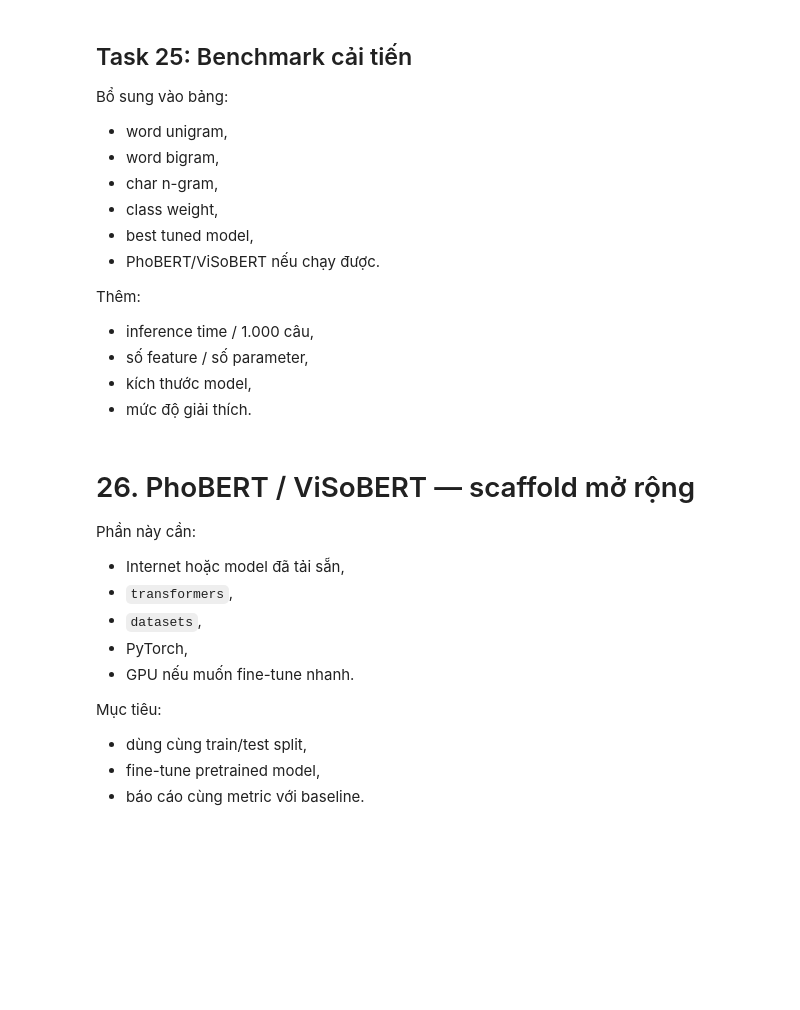
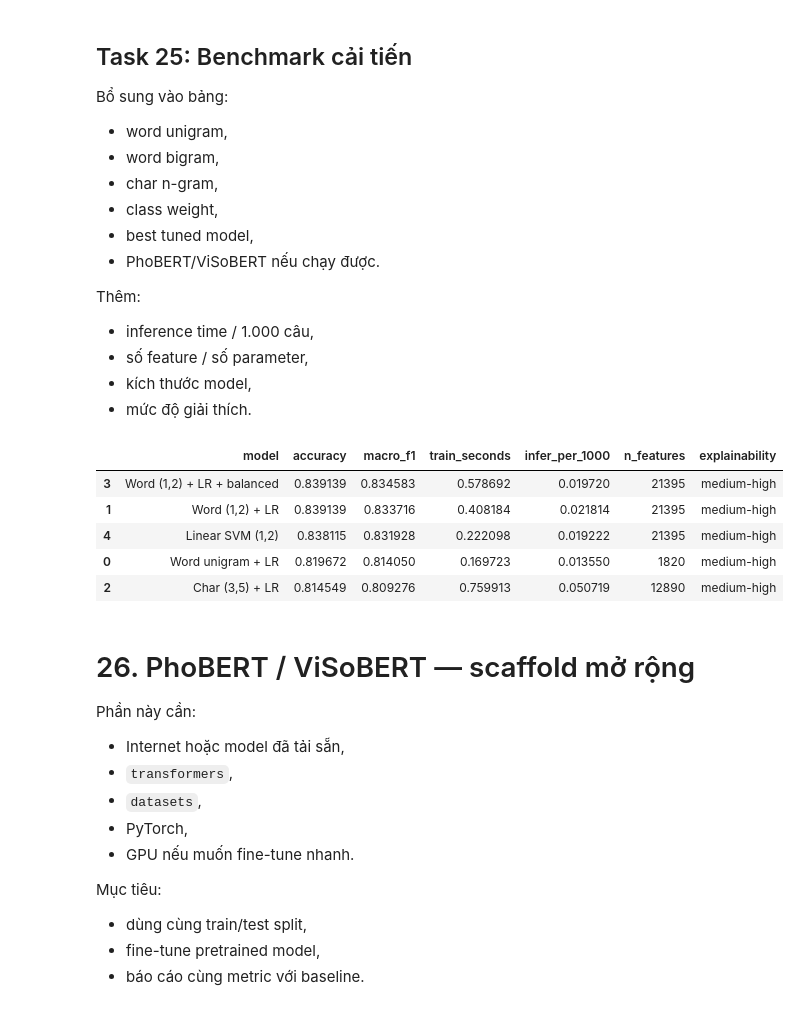
Before and after one commit to GiaHuy910/NLP-TeamHomeWork, a Jupyter notebook: [Chap3]Text_Classification_Sentiment.ipynb, the cells around one changed output. Cells and saved outputs as stored; diff of their text form; code cells hidden in the pictures; blank space fills up the shorter version.

```diff
--- a/[Chap3]Text_Classification_Sentiment.ipynb
+++ b/[Chap3]Text_Classification_Sentiment.ipynb
@@ -3184,6 +3382,92 @@ Thêm:
 - số feature / số parameter,
 - kích thước model,
 - mức độ giải thích.
+# %%
+def evaluate_pipe(name, pipe, X_tr, y_tr, X_te, y_te, n_features=None):
+    t0 = time.perf_counter()
+    pipe.fit(X_tr, y_tr)
+    train_time = time.perf_counter() - t0
+
+    t0 = time.perf_counter()
+    pred = pipe.predict(X_te)
+    infer_time = time.perf_counter() - t0
+
+    p, r, f, _ = precision_recall_fscore_support(
+        y_te, pred, average="macro", zero_division=0
+    )
+    # inference / 1000 câu
+    infer_per_1000 = infer_time * (1000 / max(len(X_te), 1))
+
+    # Đếm feature
+    n_feat = None
+    if "tfidf" in pipe.named_steps:
+        try:
+            n_feat = len(pipe.named_steps["tfidf"].vocabulary_)
+        except Exception:
+            n_feat = None
+
+    return {
+        "model": name,
+        "accuracy": accuracy_score(y_te, pred),
+        "macro_f1": f,
+        "train_seconds": train_time,
+        "infer_per_1000": infer_per_1000,
+        "n_features": n_feat,
+        "explainability": "medium-high"
+    }
+
+records25 = []
+
+# Word unigram
+records25.append(evaluate_pipe(
+    "Word unigram + LR",
+    Pipeline([("tfidf", TfidfVectorizer(ngram_range=(1, 1))),
+              ("clf", LogisticRegression(max_iter=2000, random_state=42))]),
+    X_train, y_train, X_test, y_test
+))
+
+# Word bigram
+records25.append(evaluate_pipe(
+    "Word (1,2) + LR",
+    Pipeline([("tfidf", TfidfVectorizer(ngram_range=(1, 2))),
+              ("clf", LogisticRegression(max_iter=2000, random_state=42))]),
+    X_train, y_train, X_test, y_test
+))
+
+# Char n-gram
+records25.append(evaluate_pipe(
+    "Char (3,5) + LR",
+    Pipeline([("tfidf", TfidfVectorizer(analyzer="char_wb", ngram_range=(3, 5))),
+              ("clf", LogisticRegression(max_iter=2000, random_state=42))]),
+    X_train, y_train, X_test, y_test
+))
+
+# class_weight balanced
+records25.append(evaluate_pipe(
+    "Word (1,2) + LR + balanced",
+    Pipeline([("tfidf", TfidfVectorizer(ngram_range=(1, 2))),
+              ("clf", LogisticRegression(max_iter=2000, class_weight="balanced",
+                                         random_state=42))]),
+    X_train, y_train, X_test, y_test
+))
+
+# Linear SVM tuned (dùng best từ Task 12)
+records25.append(evaluate_pipe(
+    "Linear SVM (1,2)",
+    Pipeline([("tfidf", TfidfVectorizer(ngram_range=(1, 2))),
+              ("clf", LinearSVC(random_state=42, max_iter=10000))]),
+    X_train, y_train, X_test, y_test
+))
+
+benchmark25 = pd.DataFrame(records25).sort_values("macro_f1", ascending=False)
+display(benchmark25)
+# %% [output]
+|  | model | accuracy | macro_f1 | train_seconds | infer_per_1000 | n_features | explainability |
+| 3 | Word (1,2) + LR + balanced | 0.839139 | 0.834583 | 0.578692 | 0.019720 | 21395 | medium-high |
+| 1 | Word (1,2) + LR | 0.839139 | 0.833716 | 0.408184 | 0.021814 | 21395 | medium-high |
+| 4 | Linear SVM (1,2) | 0.838115 | 0.831928 | 0.222098 | 0.019222 | 21395 | medium-high |
+| 0 | Word unigram + LR | 0.819672 | 0.814050 | 0.169723 | 0.013550 | 1820 | medium-high |
+| 2 | Char (3,5) + LR | 0.814549 | 0.809276 | 0.759913 | 0.050719 | 12890 | medium-high |
 # %% [markdown]
 # 26. PhoBERT / ViSoBERT — scaffold mở rộng
 
```
Also changed, not shown: parts of 26 cells of this notebook.
